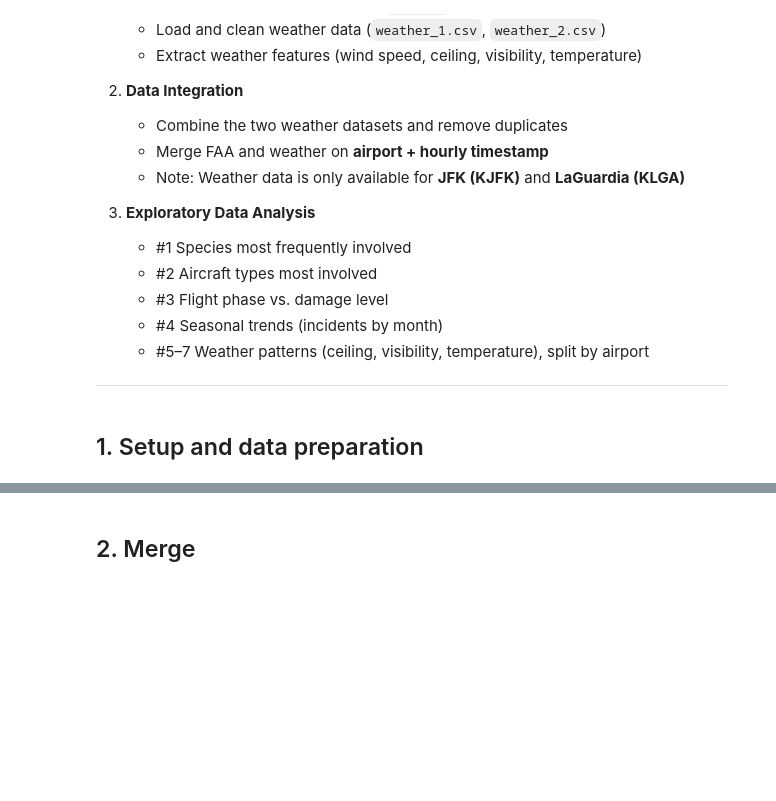
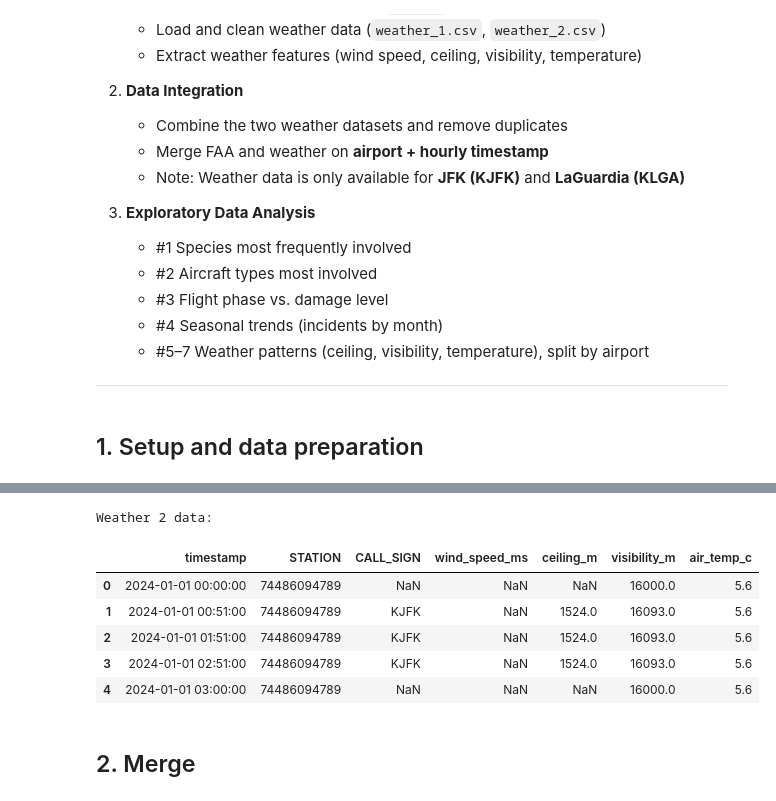
Before and after one commit to Pilvik1/lok, a Jupyter notebook: Task1_FAA_Weather_NEW_V6.ipynb, the cells around one changed output, grey strips where cells are left out. Cells and saved outputs as stored; diff of their text form; code cells hidden in the pictures; blank space fills up the shorter version.

```diff
--- a/Task1_FAA_Weather_NEW_V6.ipynb
+++ b/Task1_FAA_Weather_NEW_V6.ipynb
@@ -113,3 +138,15 @@ def load_prepare_faa(path: Path) -> pd.DataFrame:
+# %%
+
+print("\nWeather 2 data:")
+display(w2.head())
+# %% [output]
+Weather 2 data:
+|  | timestamp | STATION | CALL_SIGN | wind_speed_ms | ceiling_m | visibility_m | air_temp_c |
+| 0 | 2024-01-01 00:00:00 | 74486094789 | NaN | NaN | NaN | 16000.0 | 5.6 |
+| 1 | 2024-01-01 00:51:00 | 74486094789 | KJFK | NaN | 1524.0 | 16093.0 | 5.6 |
+| 2 | 2024-01-01 01:51:00 | 74486094789 | KJFK | NaN | 1524.0 | 16093.0 | 5.6 |
+| 3 | 2024-01-01 02:51:00 | 74486094789 | KJFK | NaN | 1524.0 | 16093.0 | 5.6 |
+| 4 | 2024-01-01 03:00:00 | 74486094789 | NaN | NaN | NaN | 16000.0 | 5.6 |
 # %% [markdown]
 ## 2. Merge ##
 # %% [markdown]
```
Also changed, not shown: parts of 2 cells of this notebook.
